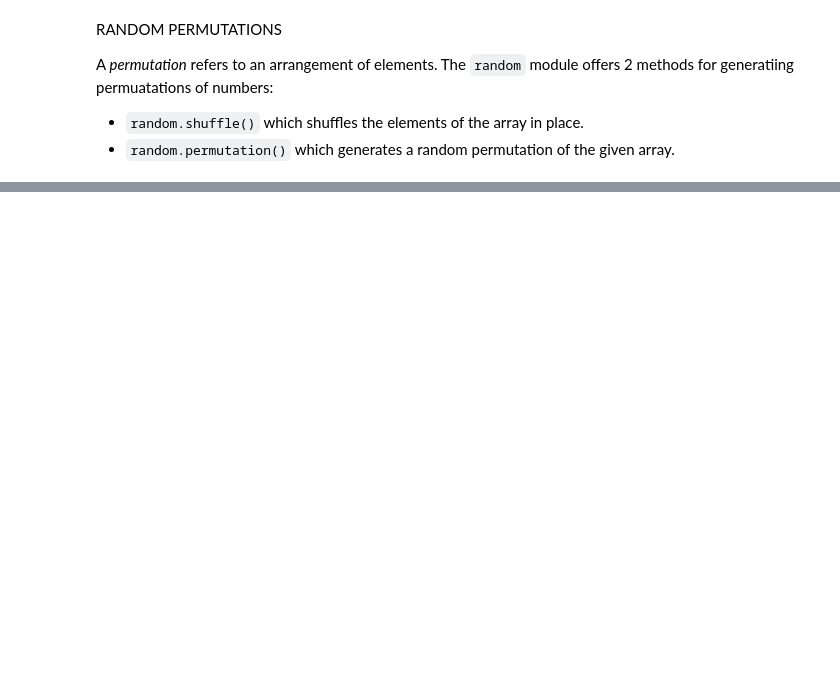
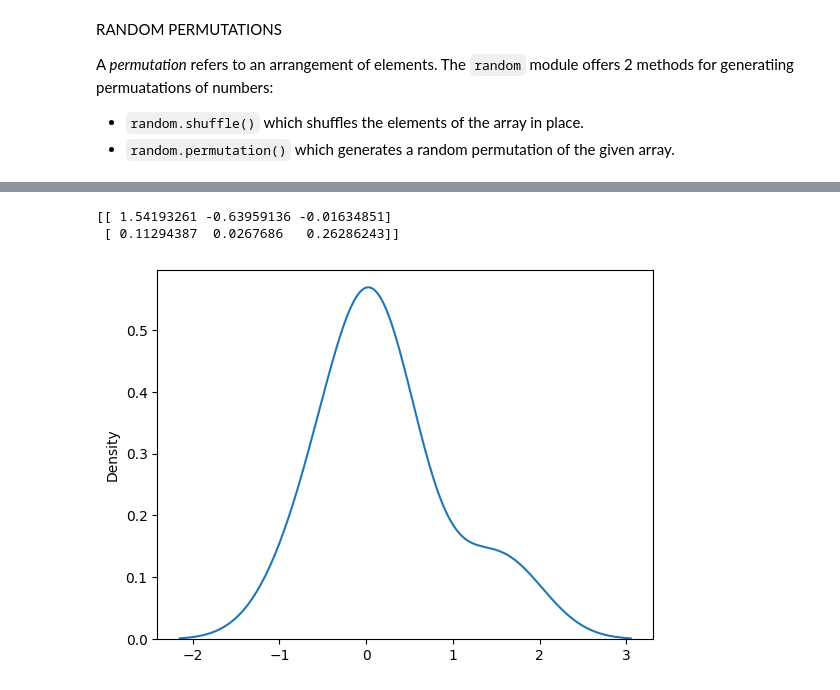
Before and after one commit to NagaNitya/AIML, a Jupyter notebook: NumPy RANDOM.ipynb, the cells around one changed output, grey strips where cells are left out. Cells and saved outputs as stored; diff of their text form; code cells hidden in the pictures; blank space fills up the shorter version.

Commit message:
added normal and binomial distributions

```diff
--- a/NumPy RANDOM.ipynb
+++ b/NumPy RANDOM.ipynb
@@ -74,0 +111,13 @@ print(arr2)
+# %%
+# generate a 2x3 matrix with random numbers from a normal distribution with mean 0 and standard deviation 1
+norm=random.normal(loc=0, scale=1, size=(2, 3))
+print(norm)
+# %% [output]
+[[ 1.54193261 -0.63959136 -0.01634851]
+ [ 0.11294387  0.0267686   0.26286243]]
+# %%
+# plot the above matrix as a distplot using seaborn
+sns.distplot(norm, hist=False) # hist=False will not plot the histogram
+plt.show()
+# %% [output]
+[figure, added]
```
Also changed, not shown: parts of 15 cells of this notebook.
